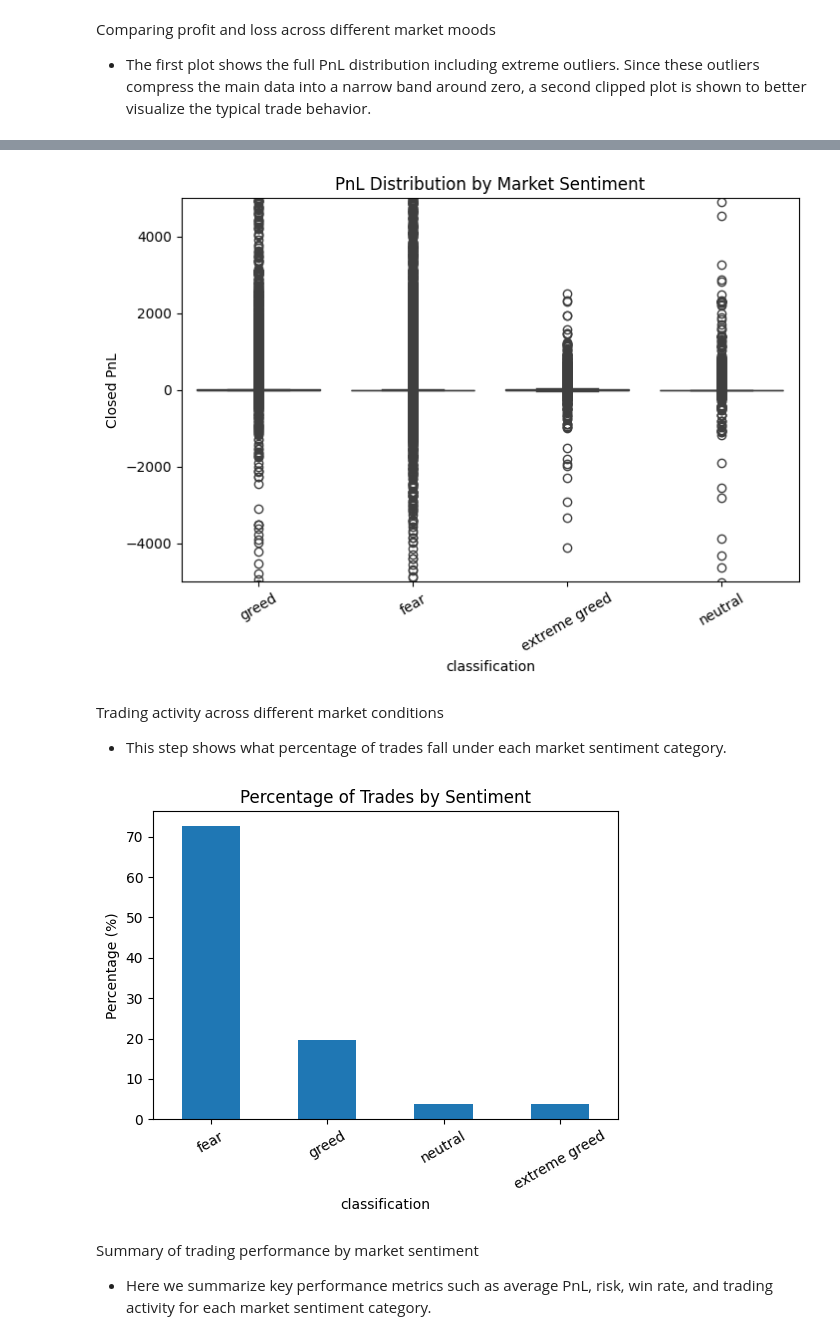
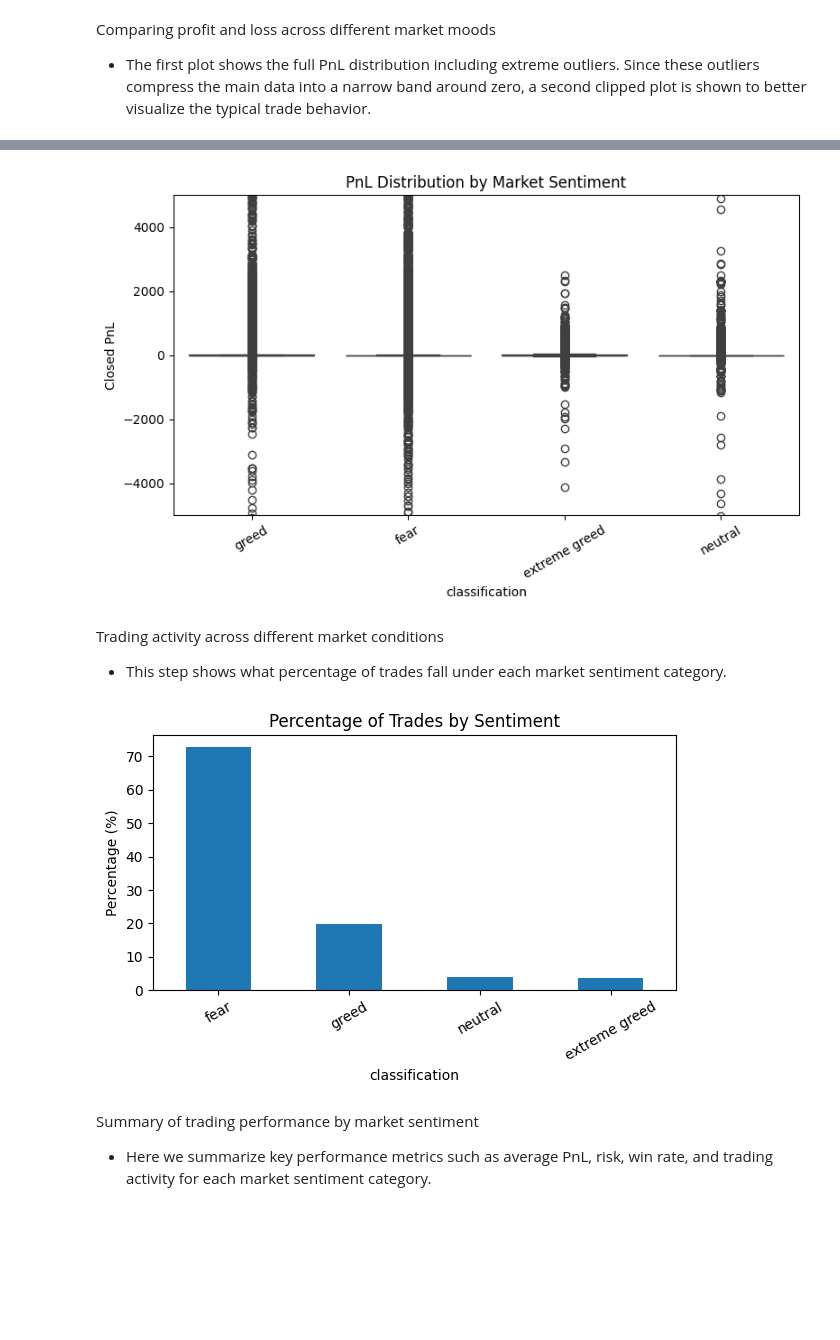
Before and after one commit to MEDINI7/ds_kopparapu_medini, a Jupyter notebook: notebook_1.ipynb, the cells around one changed output, grey strips where cells are left out. Saved outputs shown, nothing was run; the diff lists cells and outputs as text; code cells hidden in the pictures; blank space fills up the shorter version.

```diff
--- a/notebook_1.ipynb
+++ b/notebook_1.ipynb
@@ -48,11 +27,13 @@ Loading the Datasets.
 
 *   Here we load the trade data and the sentiment data and quickly check that both files have been read correctly.
 # %%
-trades = pd.read_csv("historical_data.csv")
-sentiment = pd.read_csv("fear_greed_index.csv")
+trades = pd.read_csv("csv_files/historical_data.csv")
+sentiment = pd.read_csv("csv_files/fear_greed_index.csv")
 
 print("Trades shape:", trades.shape)
 print("Sentiment shape:", sentiment.shape)
+
+trades.head(), sentiment.head()
 # %% [output]
 Trades shape: (211224, 16)
 Sentiment shape: (2644, 4)
@@ -211,26 +212,33 @@ plt.show()
 # %%
 plt.figure(figsize=(8,5))
 sns.boxplot(data=df, x="classification", y="Closed PnL")
 plt.ylim(-5000, 5000)
 plt.title("PnL Distribution by Market Sentiment")
 plt.xticks(rotation=30)
+
+plt.tight_layout()
+plt.savefig("outputs/pnl_distribution_by_sentiment_zoomed.png", dpi=150)
 plt.show()
 # %% [output]
-[figure, old version]
+[figure, new version]
 # %% [markdown]
 Trading activity across different market conditions
 
 *   This step shows what percentage of trades fall under each market sentiment category.
 # %%
 counts = df["classification"].value_counts(normalize=True) * 100
+
 plt.figure(figsize=(6,4))
 counts.plot(kind="bar")
 plt.title("Percentage of Trades by Sentiment")
 plt.ylabel("Percentage (%)")
 plt.xticks(rotation=30)
+
+plt.tight_layout()
+plt.savefig("outputs/trade_percentage_by_sentiment.png", dpi=150)
 plt.show()
 # %% [output]
-[figure, old version]
+[figure, new version]
 # %% [markdown]
 Summary of trading performance by market sentiment
 
```
Also changed, not shown: parts of 8 cells of this notebook.
